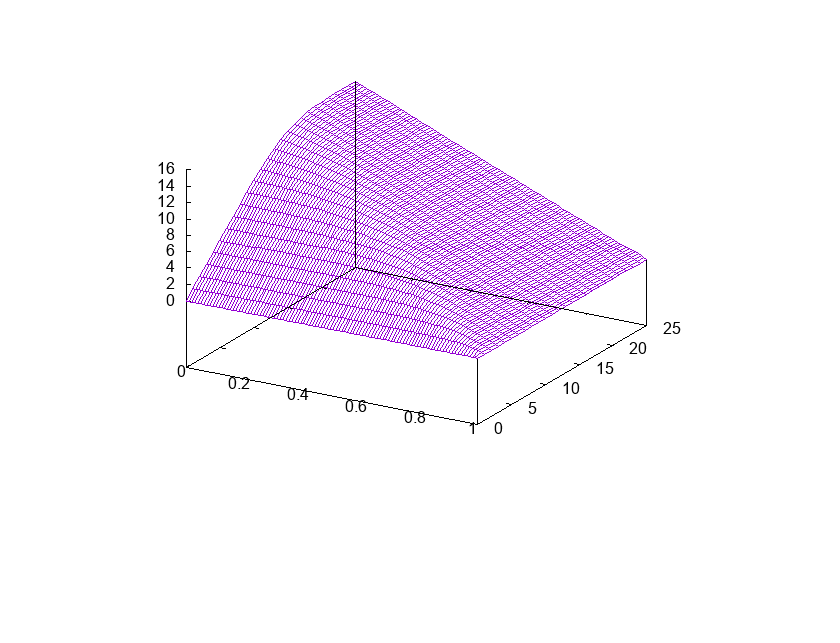
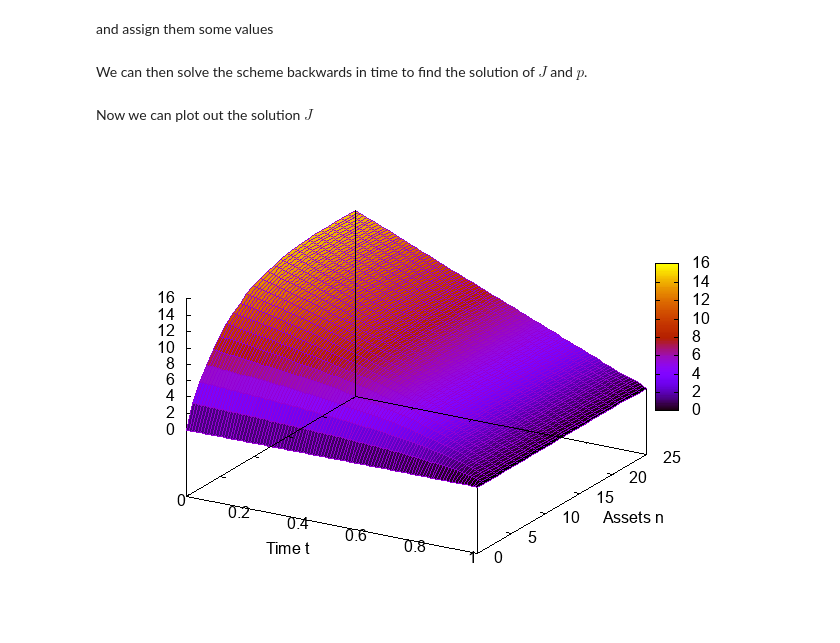
Before and after one commit to pjohno/MSc-Math-Finance-Projects, a Jupyter notebook: notebooks/MSc Project 6 - Revenue Management.ipynb, the cells around one changed output. Drawn from its saved outputs; the diff is of its cells as text; code cells hidden in the pictures; blank space fills up the shorter version.

```diff
--- a/notebooks/MSc Project 6 - Revenue Management.ipynb
+++ b/notebooks/MSc Project 6 - Revenue Management.ipynb
@@ -54,3 +110,5 @@ double priceFunction(double lambda,double a,double alpha)
+# %% [markdown]
+and assign them some values
 # %%
 // Ns is the number of stock units that may be sold
 Ns=25;
@@ -66,7 +124,7 @@ dt = T/K;
 
 Jvalue.resize(Ns+1,std::vector<double> (K+1));
 optimalPvalue.resize(Ns+1,std::vector<double> (K+1));
-
-pStar=1.;
+# %% [markdown]
+We can then solve the scheme backwards in time to find the solution of $J$ and $p$.
 # %%
 // assign boundary conditions
@@ -102,22 +166,28 @@ pStar=1.;
+# %% [markdown]
+Now we can plot out the solution $J$
 # %%
+using namespace GPLT;
 x.resize(Ns+1);
 for(int n=0;n<=Ns;n++)
 {
     x[n] = n;
 }
 y.resize(K+1);
 for(int j=0;j<=K;j++)
 {
     y[j]= j*dt;
 }
 // plot the figure
 {
     // add labels on the x/y axis
-    std::stringstream ss("set view 120,60");
+    std::stringstream ss("set view 120,60\n"
+                         "set xlabel \"Assets n\"\n"
+                        "set ylabel \"Time t\"\n"
+                        "set pm3d\n");
     // put the plot in figure1
-    figure1 = G.plotData3D(x,y,Jvalue,&ss);
+    figure = G.plotData3D(x,y,Jvalue,&ss);
 }
 // show figure
-figure1
+figure
 # %% [output]
-[figure, old version]
+[figure, new version]
```
Also changed, not shown: parts of 14 cells of this notebook, 10 other files.
